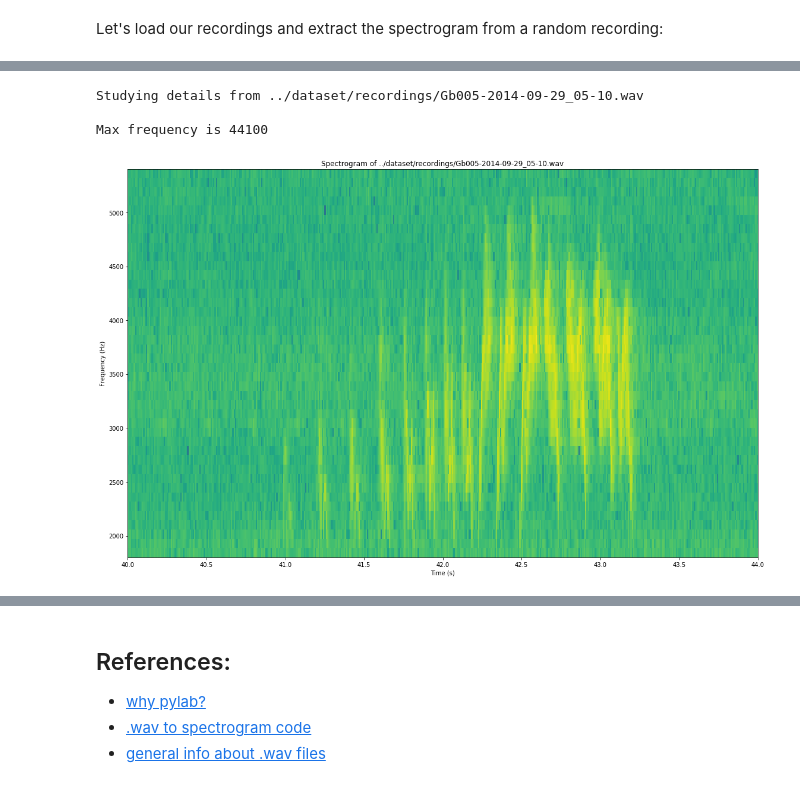
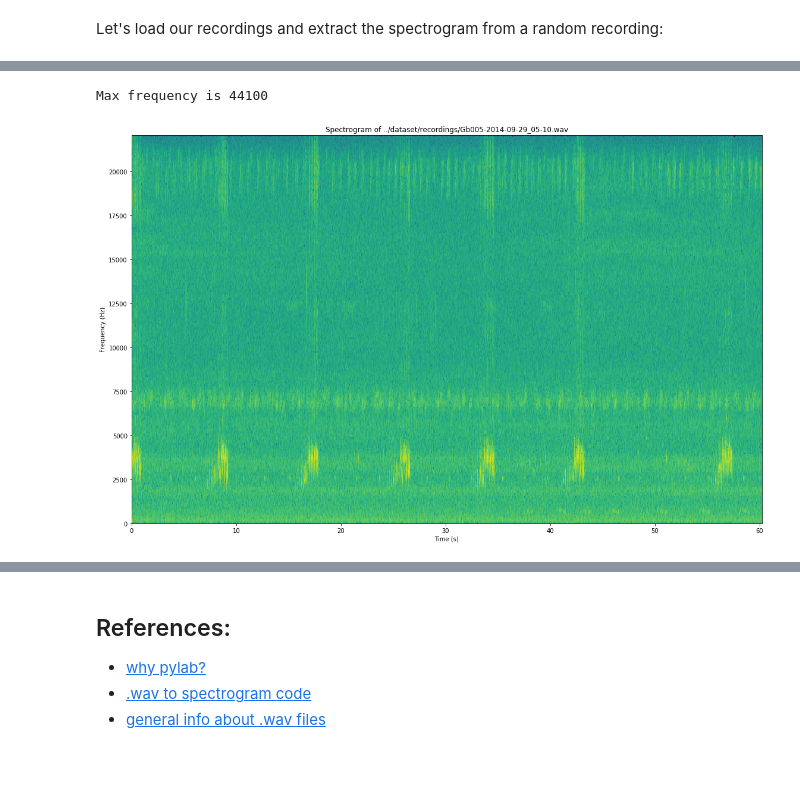
Before and after one commit to asvnpr/bioacoustics_research, a Jupyter notebook: Research/misc_code/specgram_sample.ipynb, the cells around one changed output, grey strips where cells are left out. Saved outputs shown, nothing was run; the diff lists cells and outputs as text; code cells hidden in the pictures.

```diff
--- a/Research/misc_code/specgram_sample.ipynb
+++ b/Research/misc_code/specgram_sample.ipynb
@@ -24,9 +24,7 @@ def wavInfo(rec_file):
     pylab.ylabel("Frequency (Hz)")
     pylab.subplot(111)
     pylab.title('Spectrogram of %s' % rec_file)
-    values, ybins, xbins, im = pylab.specgram(wave_info, NFFT=512, window=pylab.window_hanning, Fs=framerate)
-    #pylab.xlim([40,44])
-    #pylab.ylim([1800,5400])
+    spectrum, freqs, t, im = pylab.specgram(wave_info, NFFT=512, window=pylab.window_hanning, Fs=framerate)
     pylab.show()
-    return values, ybins, xbins
+    return spectrum, freqs, t, im
     #pylab.savefig("%s_spectrogram.png" % rec_file)
@@ -58,9 +118,6 @@ Max frequency is 44100
 # %%
-test='../dataset/recordings/Gb005-2014-09-29_05-10.wav'
-print("Studying details from %s\n" %(test))
-graphSpec(test)
+test = '../dataset/recordings/Gb005-2014-09-29_05-10.wav'
+spectrum, freqs, times, _ = graphSpec(test)
 # %% [output]
-Studying details from ../dataset/recordings/Gb005-2014-09-29_05-10.wav
-
 Max frequency is 44100
-[figure, old version]
+[figure, new version]
```
Also changed, not shown: parts of 8 cells of this notebook, 1 other file.
